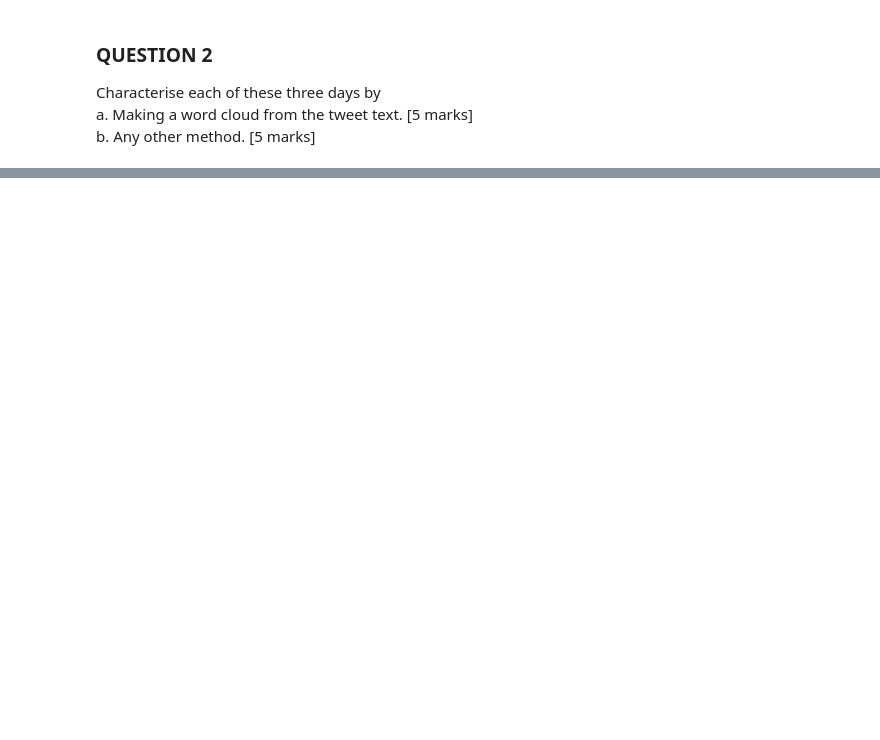
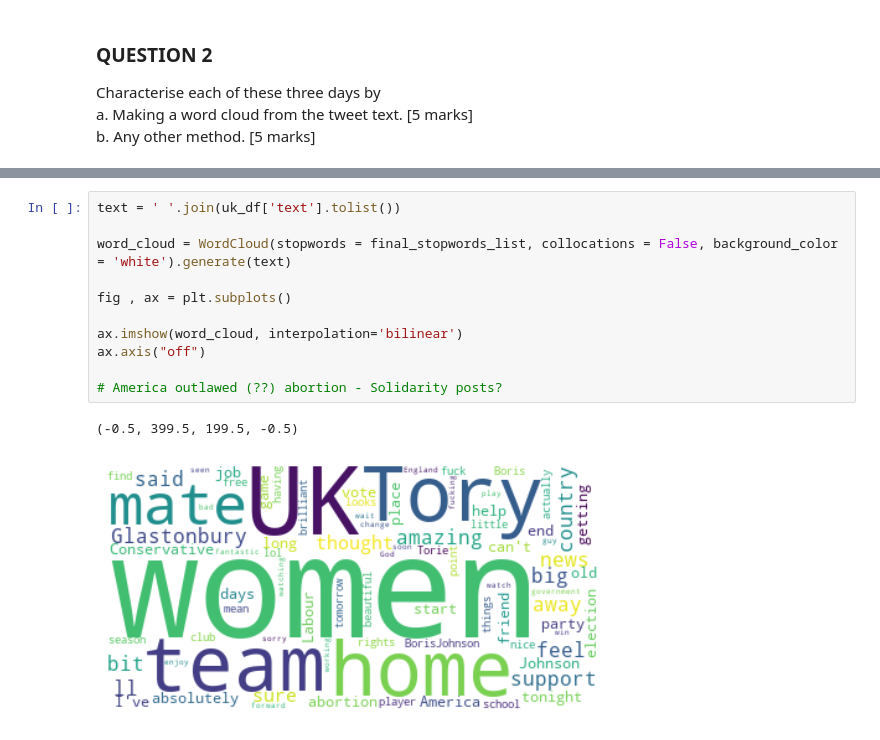
Before and after one commit to katoxiv/X-Notebooks, a Jupyter notebook: Twitter_Coursework/04_Events.ipynb, the cells around one changed output, grey strips where cells are left out. Cells and saved outputs as stored; diff of their text form; blank space fills up the shorter version.

```diff
--- a/Twitter_Coursework/04_Events.ipynb
+++ b/Twitter_Coursework/04_Events.ipynb
@@ -163,0 +253,14 @@ b. Any other method. [5 marks]
+# %%
+text = ' '.join(uk_df['text'].tolist())
+
+word_cloud = WordCloud(stopwords = final_stopwords_list, collocations = False, background_color = 'white').generate(text)
+
+fig , ax = plt.subplots()
+
+ax.imshow(word_cloud, interpolation='bilinear')
+ax.axis("off")
+
+# America outlawed (??) abortion - Solidarity posts?
+# %% [output]
+(-0.5, 399.5, 199.5, -0.5)
+[figure, added]
```
Also changed, not shown: parts of 15 cells of this notebook.
